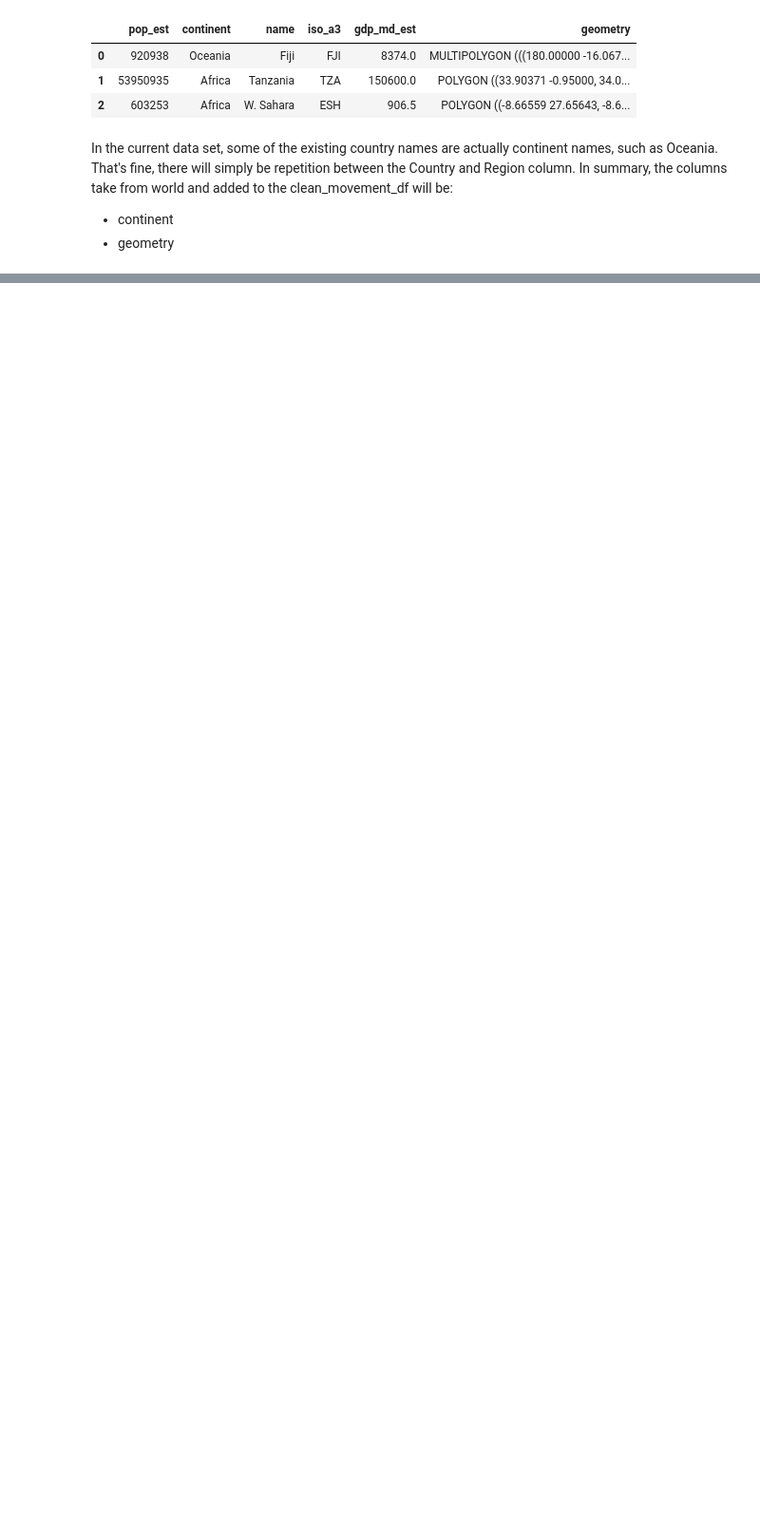
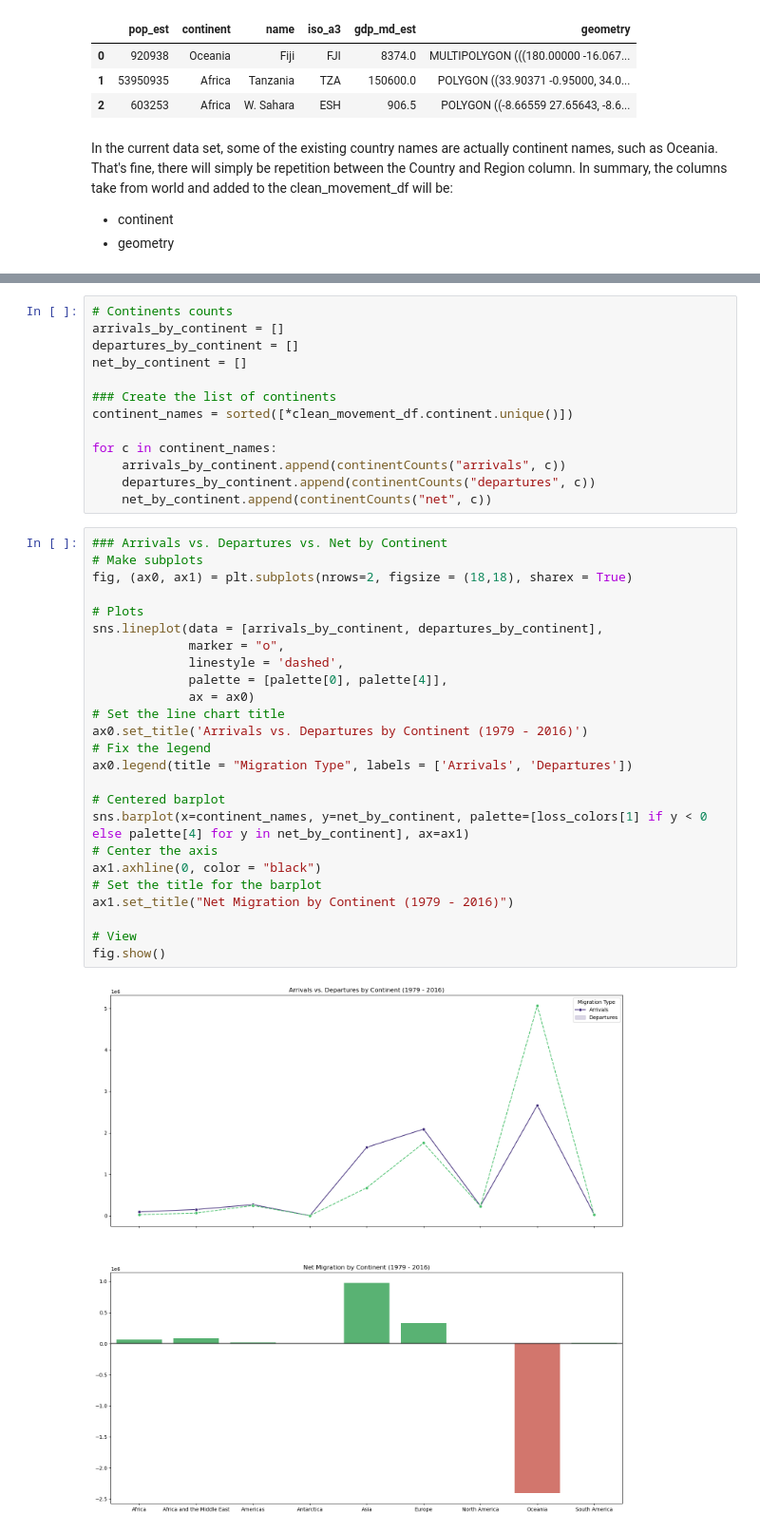
Before and after one commit to lammypi/Data-Science-Explorations, a Jupyter notebook: nz-migration-stats.ipynb, the cells around one changed output, grey strips where cells are left out. Shown: that part at 95% size. Cells and saved outputs as stored; diff of their text form; blank space fills up the shorter version.

Commit message:
Kaggle Notebook | NZ Migration Stats | Version 9

```diff
--- a/nz-migration-stats.ipynb
+++ b/nz-migration-stats.ipynb
@@ -333,0 +511,40 @@ In the current data set, some of the existing country names are actually contine
+# %%
+# Continents counts
+arrivals_by_continent = []
+departures_by_continent = []
+net_by_continent = []
+
+### Create the list of continents
+continent_names = sorted([*clean_movement_df.continent.unique()])
+
+for c in continent_names:
+    arrivals_by_continent.append(continentCounts("arrivals", c))
+    departures_by_continent.append(continentCounts("departures", c))
+    net_by_continent.append(continentCounts("net", c))
+# %%
+### Arrivals vs. Departures vs. Net by Continent
+# Make subplots
+fig, (ax0, ax1) = plt.subplots(nrows=2, figsize = (18,18), sharex = True)
+
+# Plots
+sns.lineplot(data = [arrivals_by_continent, departures_by_continent],
+             marker = "o",
+             linestyle = 'dashed',
+             palette = [palette[0], palette[4]],
+             ax = ax0)
+# Set the line chart title
+ax0.set_title('Arrivals vs. Departures by Continent (1979 - 2016)')
+# Fix the legend
+ax0.legend(title = "Migration Type", labels = ['Arrivals', 'Departures'])
+
+# Centered barplot
+sns.barplot(x=continent_names, y=net_by_continent, palette=[loss_colors[1] if y < 0 else palette[4] for y in net_by_continent], ax=ax1)
+# Center the axis
+ax1.axhline(0, color = "black")
+# Set the title for the barplot
+ax1.set_title("Net Migration by Continent (1979 - 2016)")
+
+# View
+fig.show()
+# %% [output]
+[figure, added]
```
Also changed, not shown: parts of 10 cells of this notebook.
